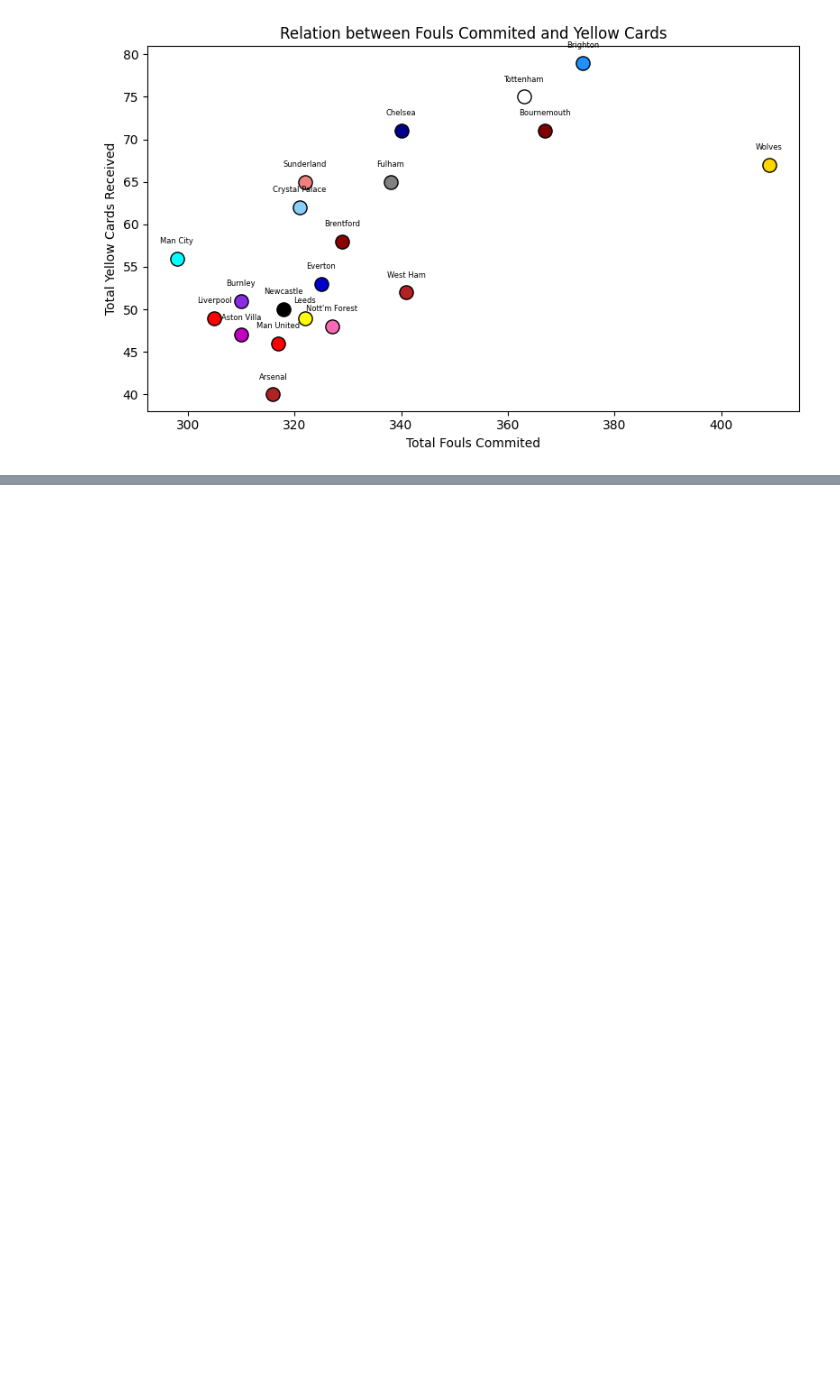
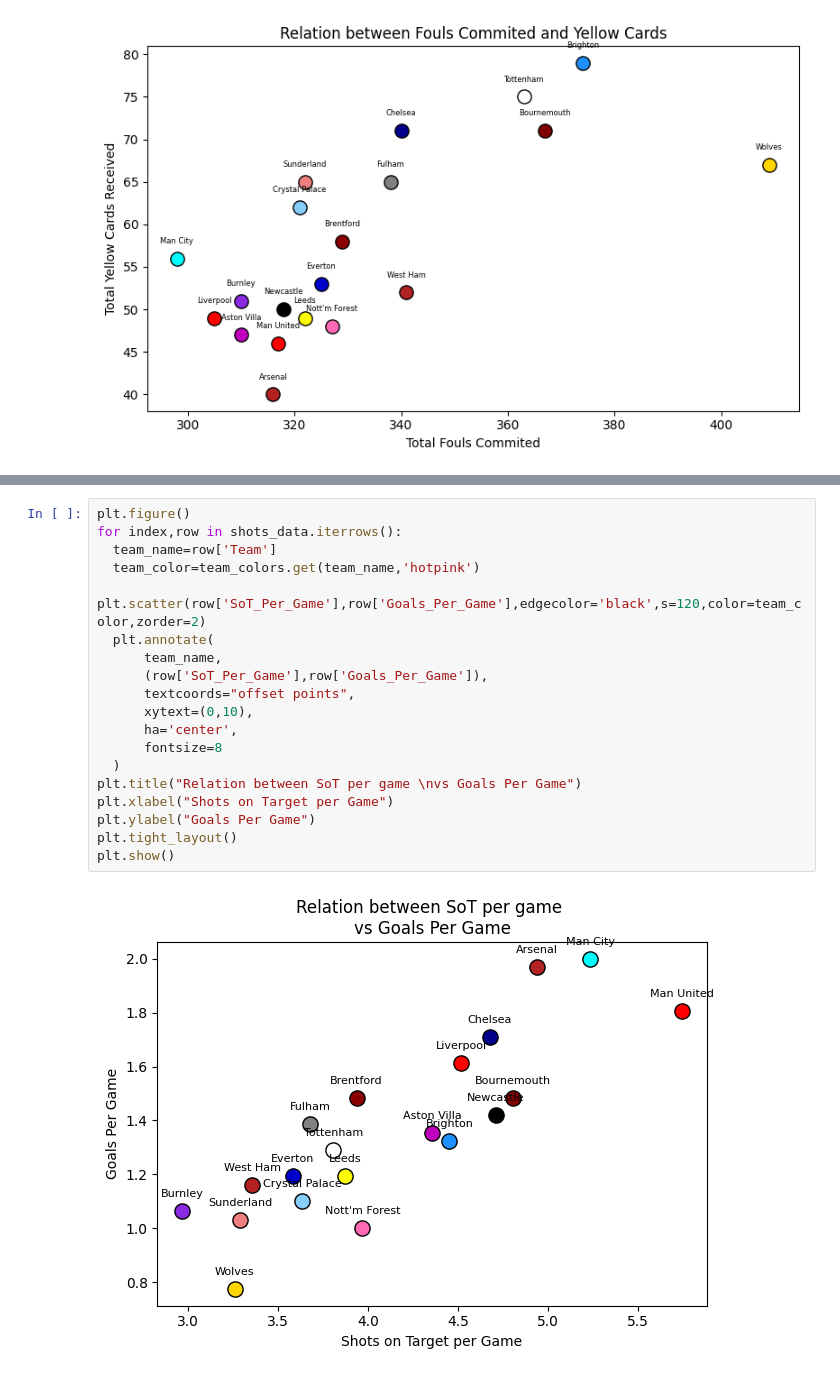
Before and after one commit to stepanmouratoglou-a11y/Premier-League-Predictions, a Jupyter notebook: EDA.ipynb, the cells around one changed output, grey strips where cells are left out. Cells and saved outputs as stored; diff of their text form; blank space fills up the shorter version.

```diff
--- a/EDA.ipynb
+++ b/EDA.ipynb
@@ -323,0 +370,21 @@ plt.show()
+# %%
+plt.figure()
+for index,row in shots_data.iterrows():
+  team_name=row['Team']
+  team_color=team_colors.get(team_name,'hotpink')
+  plt.scatter(row['SoT_Per_Game'],row['Goals_Per_Game'],edgecolor='black',s=120,color=team_color,zorder=2)
+  plt.annotate(
+      team_name,
+      (row['SoT_Per_Game'],row['Goals_Per_Game']),
+      textcoords="offset points",
+      xytext=(0,10),
+      ha='center',
+      fontsize=8
+  )
+plt.title("Relation between SoT per game \nvs Goals Per Game")
+plt.xlabel("Shots on Target per Game")
+plt.ylabel("Goals Per Game")
+plt.tight_layout()
+plt.show()
+# %% [output]
+[figure, added]
```
Also changed, not shown: parts of 4 cells of this notebook.
